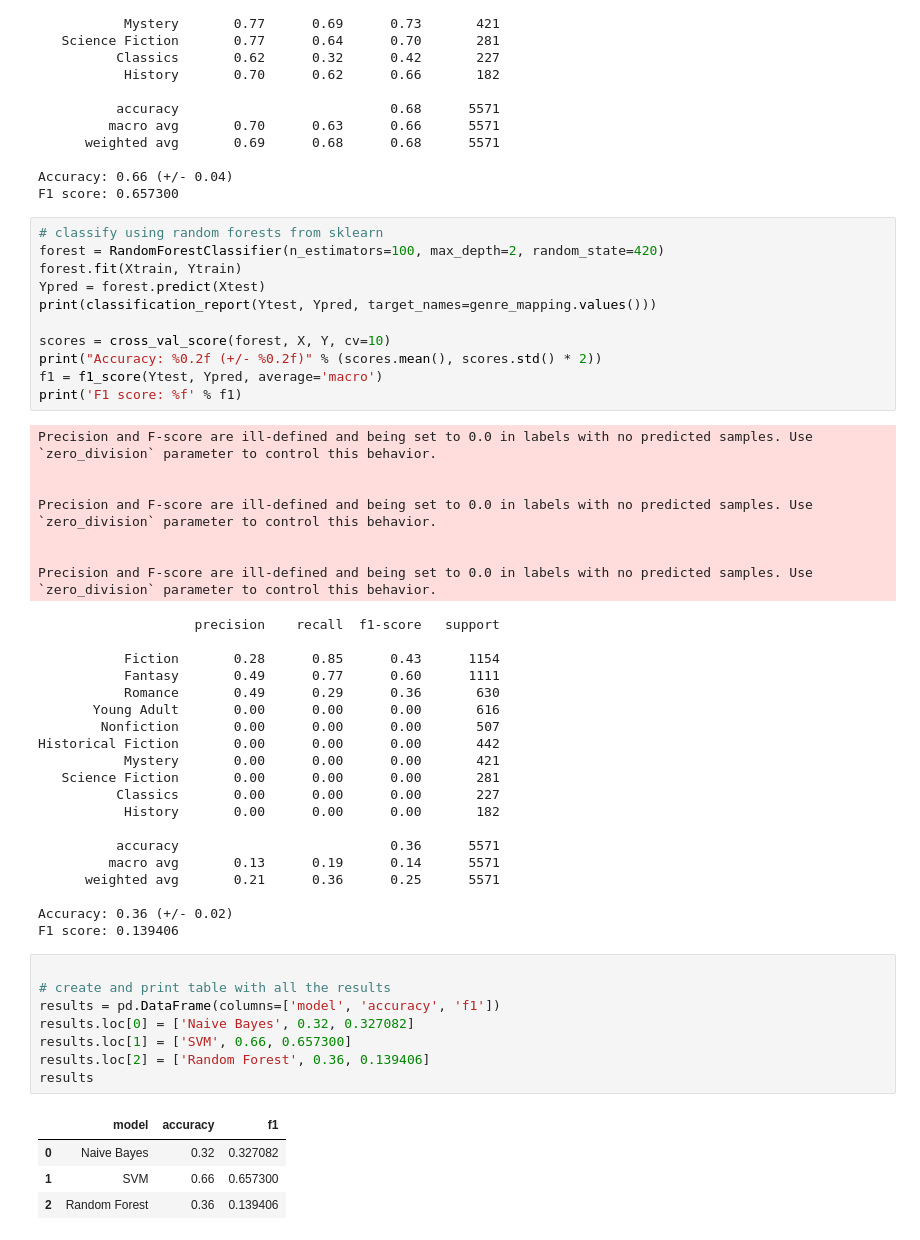
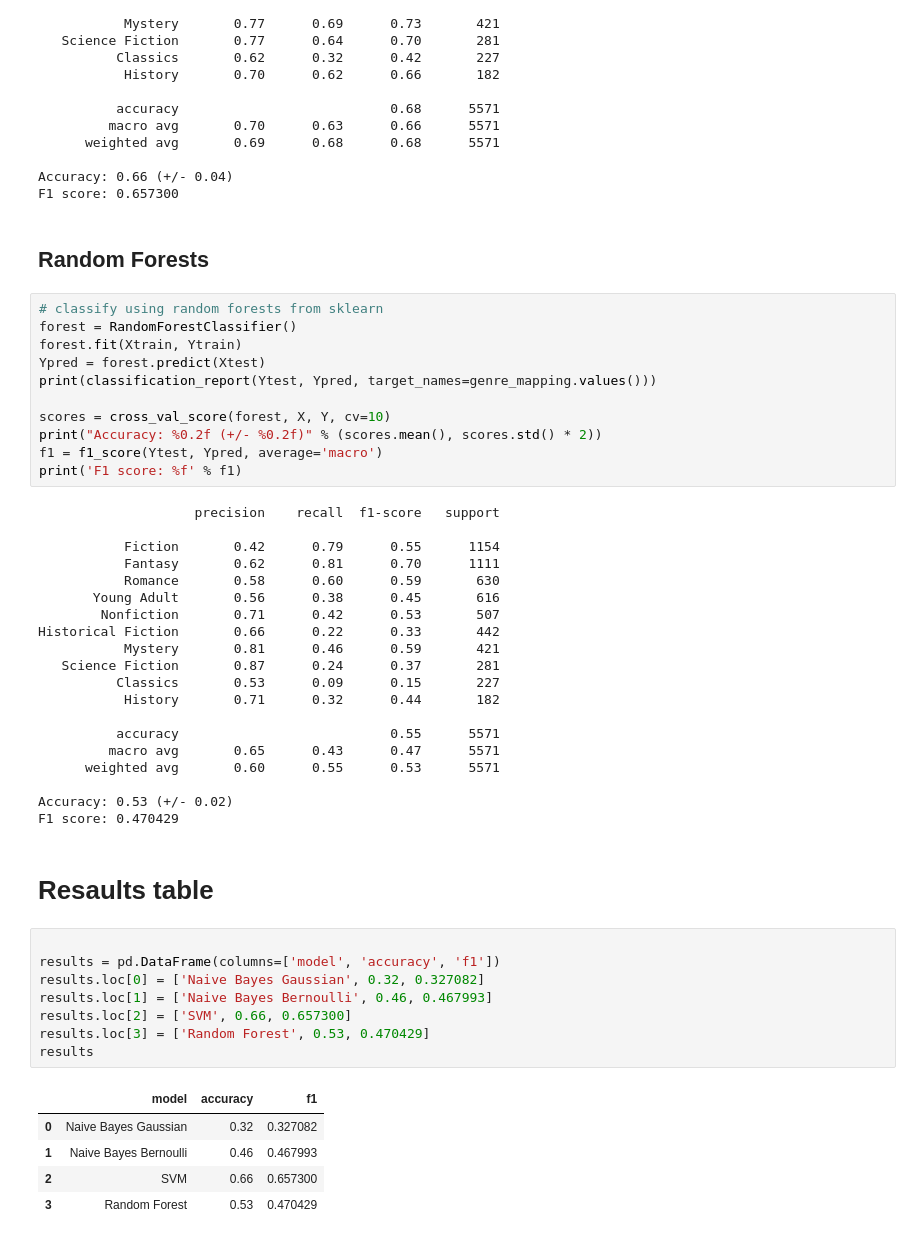
Before and after one commit to Byron0x7D2/Data-Mining-Assignments, a Jupyter notebook: ASS2/Part3.ipynb, the cells around one changed output. Saved outputs shown, nothing was run; the diff lists cells and outputs as text.

```diff
--- a/ASS2/Part3.ipynb
+++ b/ASS2/Part3.ipynb
@@ -269,9 +312,11 @@ Historical Fiction       0.68      0.60      0.64       442
 
 Accuracy: 0.66 (+/- 0.04)
 F1 score: 0.657300
+# %% [markdown]
+## Random Forests
 # %%
 # classify using random forests from sklearn
-forest = RandomForestClassifier(n_estimators=100, max_depth=2, random_state=420)
+forest = RandomForestClassifier()
 forest.fit(Xtrain, Ytrain)
 Ypred = forest.predict(Xtest)
 print(classification_report(Ytest, Ypred, target_names=genre_mapping.values()))
@@ -281,42 +326,38 @@ print("Accuracy: %0.2f (+/- %0.2f)" % (scores.mean(), scores.std() * 2))
 f1 = f1_score(Ytest, Ypred, average='macro')
 print('F1 score: %f' % f1)
 # %% [output]
-Precision and F-score are ill-defined and being set to 0.0 in labels with no predicted samples. Use `zero_division` parameter to control this behavior.
+                    precision    recall  f1-score   support
 
+           Fiction       0.42      0.79      0.55      1154
+           Fantasy       0.62      0.81      0.70      1111
+           Romance       0.58      0.60      0.59       630
+       Young Adult       0.56      0.38      0.45       616
+        Nonfiction       0.71      0.42      0.53       507
+Historical Fiction       0.66      0.22      0.33       442
+           Mystery       0.81      0.46      0.59       421
+   Science Fiction       0.87      0.24      0.37       281
+          Classics       0.53      0.09      0.15       227
+           History       0.71      0.32      0.44       182
 
-Precision and F-score are ill-defined and being set to 0.0 in labels with no predicted samples. Use `zero_division` parameter to control this behavior.
+          accuracy                           0.55      5571
+         macro avg       0.65      0.43      0.47      5571
+      weighted avg       0.60      0.55      0.53      5571
 
-
-Precision and F-score are ill-defined and being set to 0.0 in labels with no predicted samples. Use `zero_division` parameter to control this behavior.
+Accuracy: 0.53 (+/- 0.02)
+F1 score: 0.470429
-                    precision    recall  f1-score   support
-
-           Fiction       0.28      0.85      0.43      1154
-           Fantasy       0.49      0.77      0.60      1111
-           Romance       0.49      0.29      0.36       630
-       Young Adult       0.00      0.00      0.00       616
-        Nonfiction       0.00      0.00      0.00       507
-Historical Fiction       0.00      0.00      0.00       442
-           Mystery       0.00      0.00      0.00       421
-   Science Fiction       0.00      0.00      0.00       281
-          Classics       0.00      0.00      0.00       227
-           History       0.00      0.00      0.00       182
-
-          accuracy                           0.36      5571
-         macro avg       0.13      0.19      0.14      5571
-      weighted avg       0.21      0.36      0.25      5571
-
-Accuracy: 0.36 (+/- 0.02)
-F1 score: 0.139406
+# %% [markdown]
+# Resaults table
 # %%
 
-# create and print table with all the results
 results = pd.DataFrame(columns=['model', 'accuracy', 'f1'])
-results.loc[0] = ['Naive Bayes', 0.32, 0.327082]
-results.loc[1] = ['SVM', 0.66, 0.657300]
-results.loc[2] = ['Random Forest', 0.36, 0.139406]
+results.loc[0] = ['Naive Bayes Gaussian', 0.32, 0.327082]
+results.loc[1] = ['Naive Bayes Bernoulli', 0.46, 0.467993]
+results.loc[2] = ['SVM', 0.66, 0.657300]
+results.loc[3] = ['Random Forest', 0.53, 0.470429]
 results
 # %% [output]
 |  | model | accuracy | f1 |
-| 0 | Naive Bayes | 0.32 | 0.327082 |
-| 1 | SVM | 0.66 | 0.657300 |
-| 2 | Random Forest | 0.36 | 0.139406 |
+| 0 | Naive Bayes Gaussian | 0.32 | 0.327082 |
+| 1 | Naive Bayes Bernoulli | 0.46 | 0.467993 |
+| 2 | SVM | 0.66 | 0.657300 |
+| 3 | Random Forest | 0.53 | 0.470429 |
```
Also changed, not shown: parts of 17 cells of this notebook, 1 other file.
